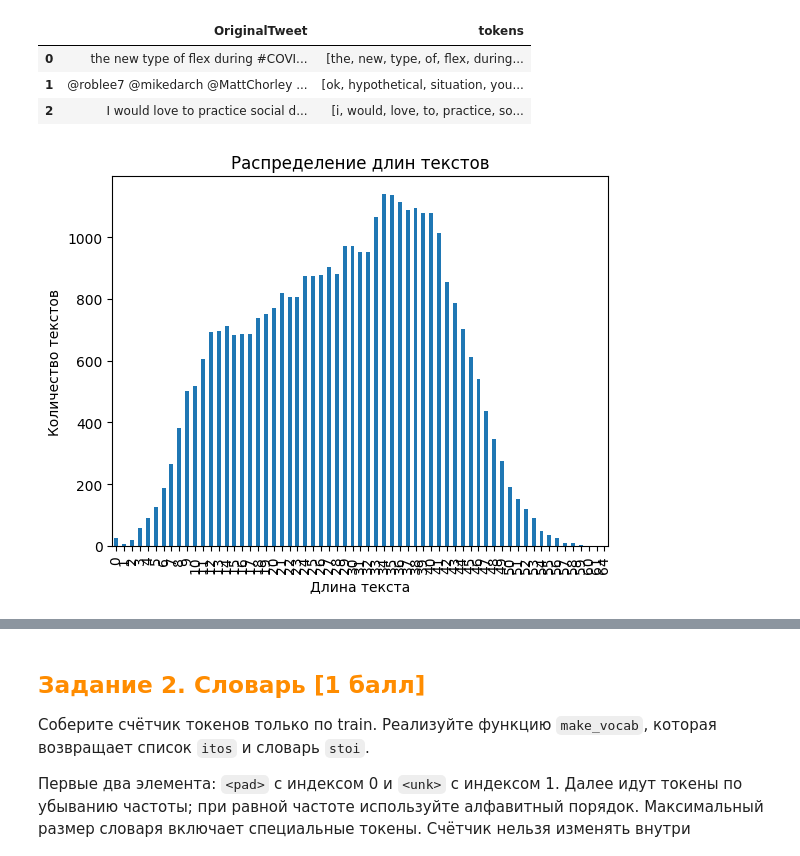
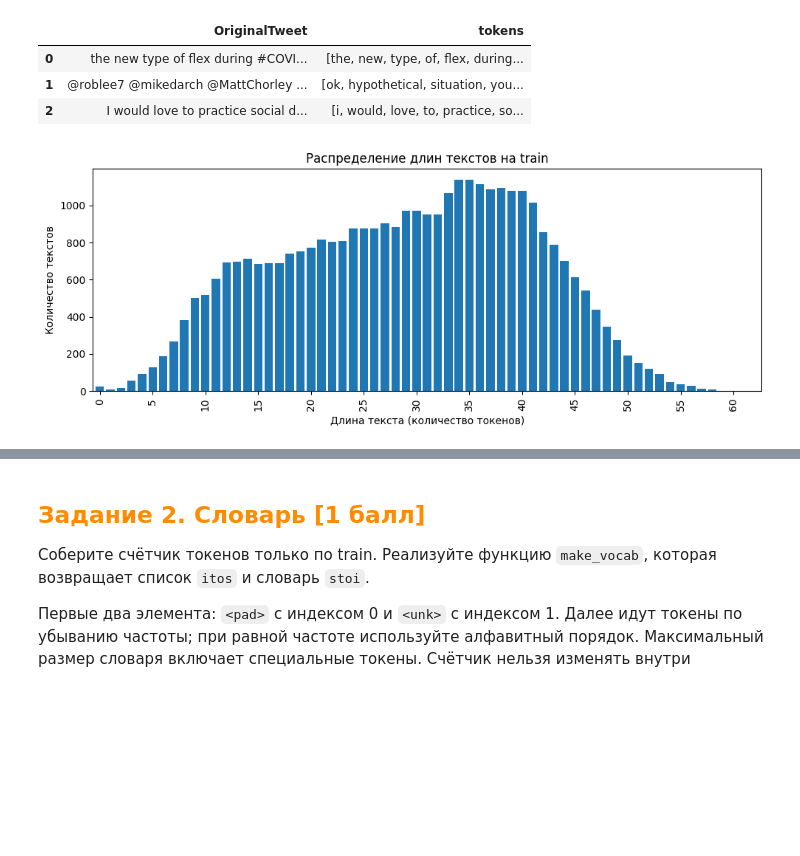
Before and after one commit to dchurikov1983/msc-deep-learning-autumn-2026, a Jupyter notebook: Неделя 7. NLP - RNN. Трансформеры/Неделя 7_Глубокое обучение_ДЗ_Базовый уровень_LSTM_done.ipynb, the cells around one changed output, grey strips where cells are left out. Saved outputs shown, nothing was run; the diff lists cells and outputs as text; code cells hidden in the pictures; blank space fills up the shorter version.

```diff
--- a/Неделя 7. NLP - RNN. Трансформеры/Неделя 7_Глубокое обучение_ДЗ_Базовый уровень_LSTM_done.ipynb
+++ b/Неделя 7. NLP - RNN. Трансформеры/Неделя 7_Глубокое обучение_ДЗ_Базовый уровень_LSTM_done.ipynb
@@ -204,15 +204,18 @@ display(train_frame[["OriginalTweet", "tokens"]].head(3))
 | 1 | @roblee7 @mikedarch @MattChorley ... | [ok, hypothetical, situation, you... |
 | 2 | I would love to practice social d... | [i, would, love, to, practice, so... |
 # %%
-import matplotlib.pyplot as plt
-# Построение распределения длин
+fig, ax = plt.subplots(figsize=(10, 4))
 lengths = train_frame["tokens"].map(len)
-lengths.value_counts().sort_index().plot(kind='bar')
-plt.xlabel('Длина текста')
-plt.ylabel('Количество текстов')
-plt.title('Распределение длин текстов')
+lengths.value_counts().sort_index().plot(kind="bar", ax=ax, width=0.8)
+
+ax.set_xlabel("Длина текста (количество токенов)")
+ax.set_ylabel("Количество текстов")
+ax.set_title("Распределение длин текстов на train")
+# Оставляем каждую 5-ю подпись по оси X, чтобы цифры не накладывались друг на друга
+ax.set_xticks(ax.get_xticks()[::5])
+plt.tight_layout()
 plt.show()
 # %% [output]
-[figure, old version]
+[figure, new version]
 # %%
 #Постройте распределение распределение классов на train
```
Also changed, not shown: parts of 6 cells of this notebook.
